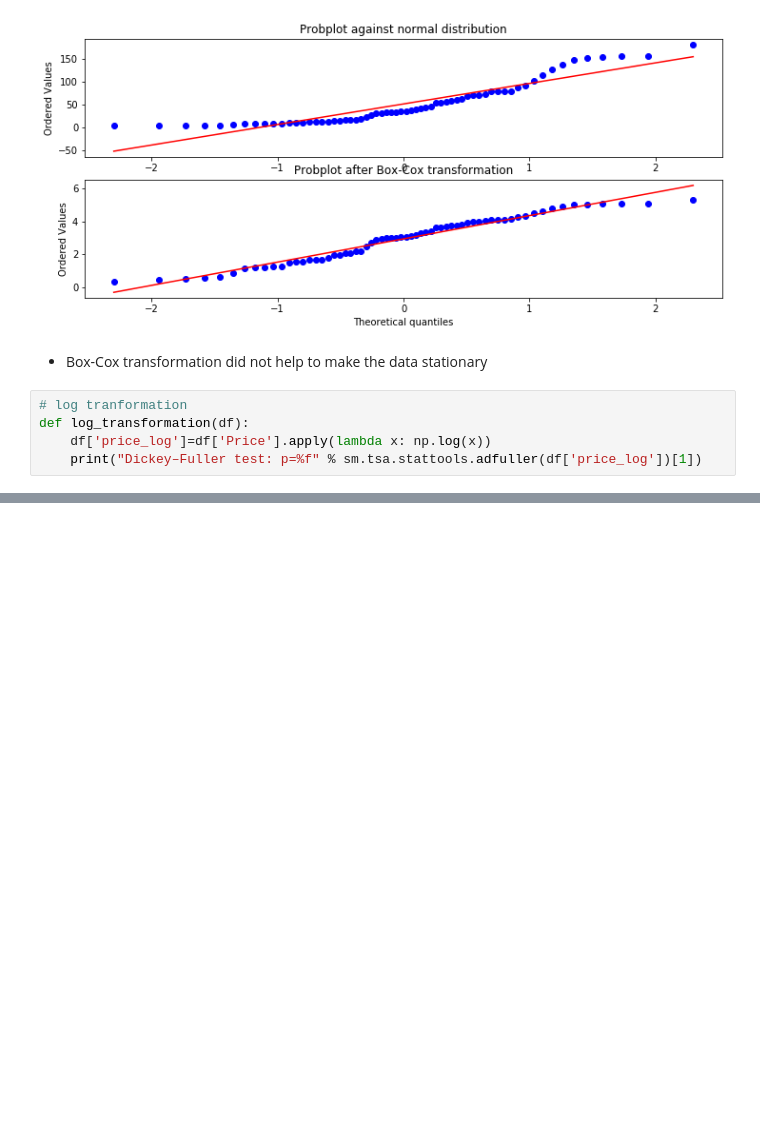
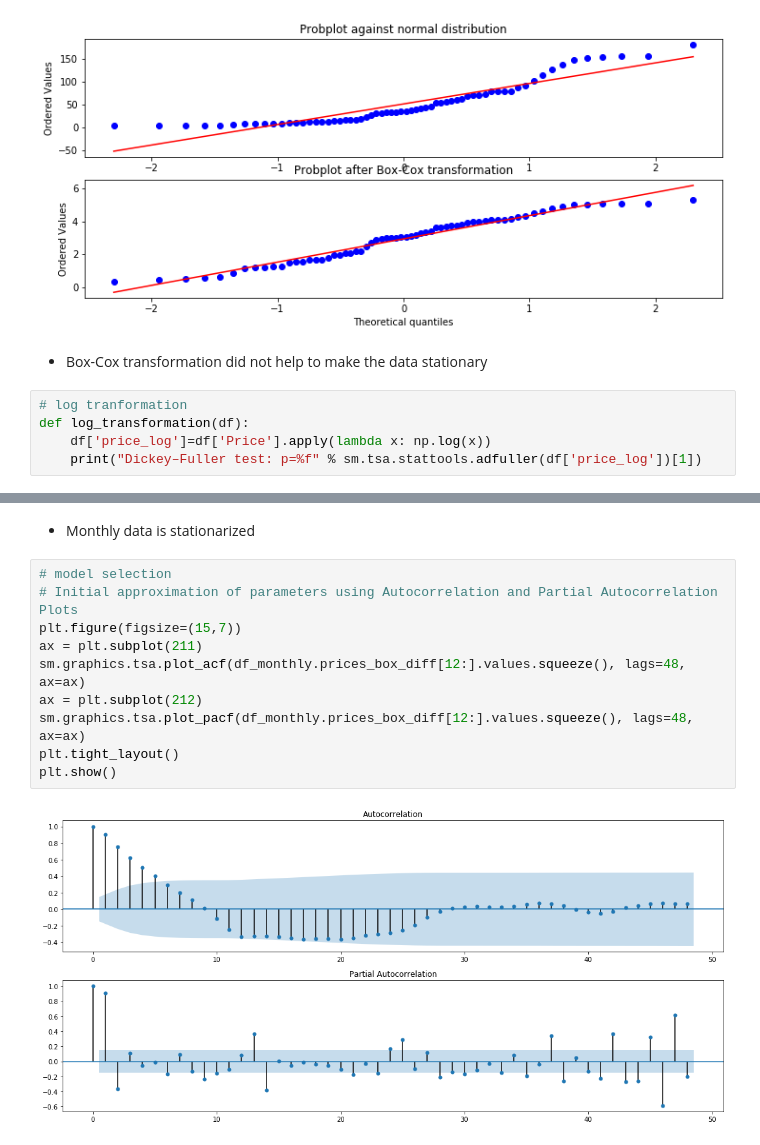
Before and after one commit to aabdygaziev/stock_prediction, a Jupyter notebook: salesforce_timeseries.ipynb, the cells around one changed output, grey strips where cells are left out. Cells and saved outputs as stored; diff of their text form; blank space fills up the shorter version.

```diff
--- a/salesforce_timeseries.ipynb
+++ b/salesforce_timeseries.ipynb
@@ -261,0 +274,14 @@ Dickey–Fuller test: p=0.807374
+# %% [markdown]
+* Monthly data is stationarized
+# %%
+# model selection
+# Initial approximation of parameters using Autocorrelation and Partial Autocorrelation Plots
+plt.figure(figsize=(15,7))
+ax = plt.subplot(211)
+sm.graphics.tsa.plot_acf(df_monthly.prices_box_diff[12:].values.squeeze(), lags=48, ax=ax)
+ax = plt.subplot(212)
+sm.graphics.tsa.plot_pacf(df_monthly.prices_box_diff[12:].values.squeeze(), lags=48, ax=ax)
+plt.tight_layout()
+plt.show()
+# %% [output]
+[figure, added]
```
Also changed, not shown: parts of 3 cells of this notebook.
